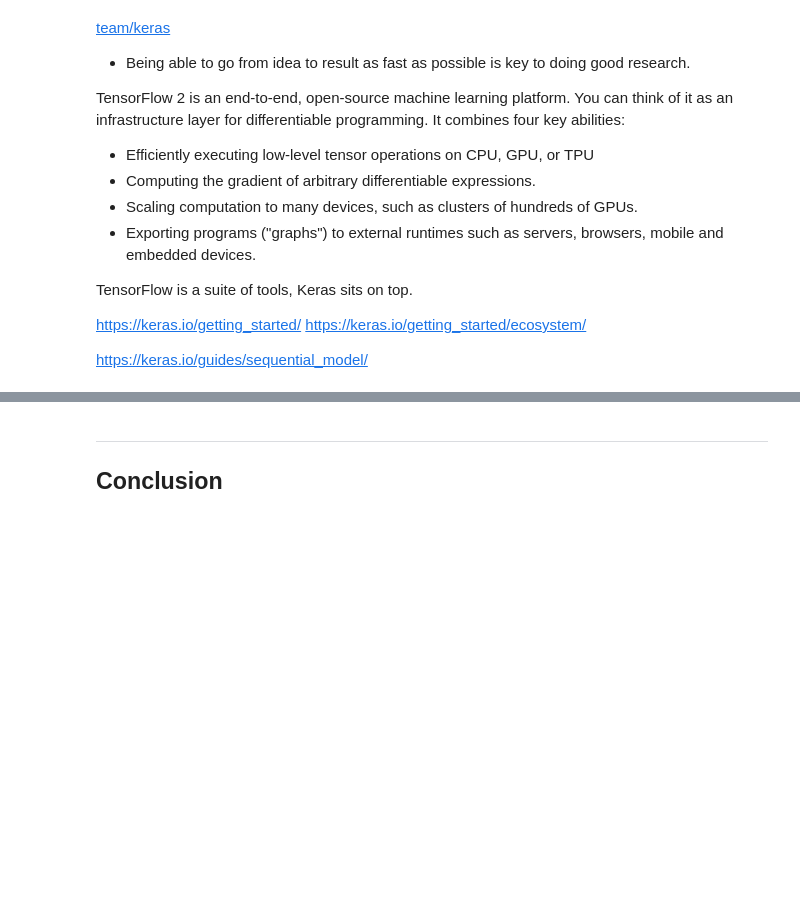
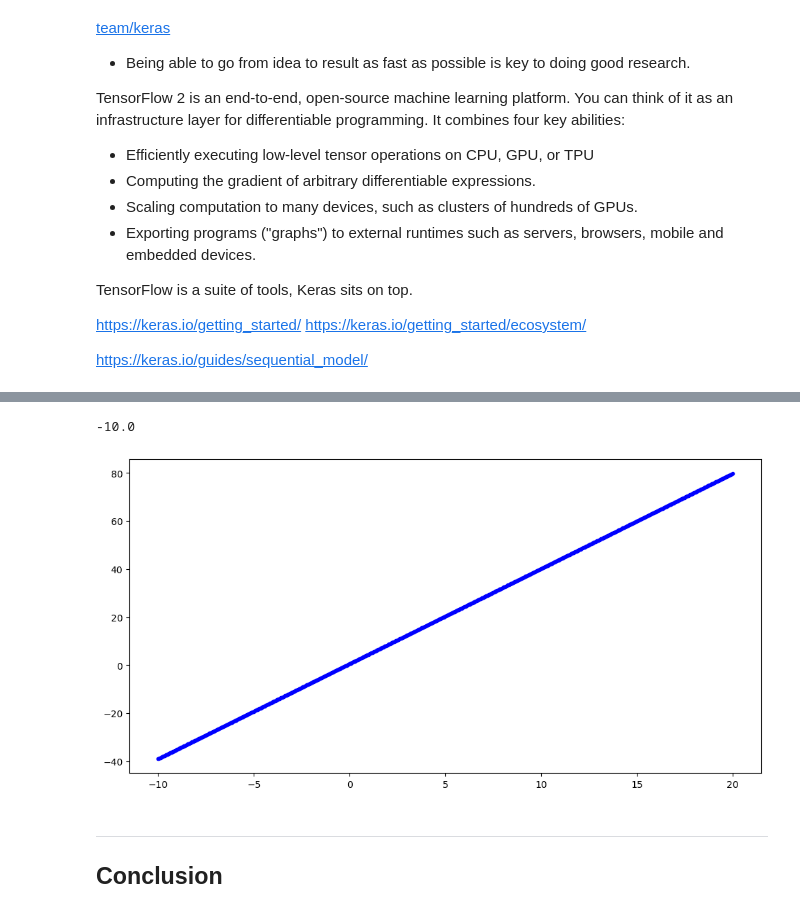
Before and after one commit to DPR-droid/2022_09_Machine_Learning_and_Statistics, a Jupyter notebook: Coursework/04_learning_V02.ipynb, the cells around one changed output, grey strips where cells are left out. Drawn from its saved outputs; the diff is of its cells as text; code cells hidden in the pictures; blank space fills up the shorter version.

Commit message:
Topic 4 Fix graph output

```diff
--- a/Coursework/04_learning_V02.ipynb
+++ b/Coursework/04_learning_V02.ipynb
@@ -300,0 +422,10 @@ Keras is much higher level, provides a easy way to not think about the tensorflo
+# %%
+# Real-world input values from data section above
+data_in = np.arange(1.0, 13.0, 1.0)
+
+# https://stackoverflow.com/a/47468541
+# issue with a Keras thinks as input values as an array, as we have only choosen 1 neuron
+# This creates an elements asindiviual arrays, think of it as Transposing a dataset means swapping so that the rows become a column
+data_in = data_in.reshape(-1, 1)
+
+data_in
@@ -300,0 +445,6 @@ Keras is much higher level, provides a easy way to not think about the tensorflo
+# %%
+# Real-world output values.
+# We have set the out data as 4 times the input with some noise
+# The number we should be aiming for is 4
+data_out = 4.0 * data_in + np.random.normal(0.0, 1.0, len(data_in.shape))
+data_out
@@ -300,0 +464,3 @@ Keras is much higher level, provides a easy way to not think about the tensorflo
+# %%
+# Train the neural network.
+model.fit(data_in, data_out, epochs=5, batch_size=32)
@@ -300,0 +479,6 @@ Keras is much higher level, provides a easy way to not think about the tensorflo
+# %%
+# Test input values.
+data_test = np.linspace(-10.0, 20.0, 1001).reshape(-1, 1)
+
+# Feed test values into neural network.
+preds = model.predict(data_test)
@@ -301,3 +487,18 @@ Keras is much higher level, provides a easy way to not think about the tensorflo
+# %%
+data_test.flatten()[0]
+# %% [output]
+-10.0
+# %%
+# Plot the values.
+fig, ax = plt.subplots(figsize=(12, 6))
+
+# Plot the original data set.
+# ax.plot(data_in.flatten(), data_out.flatten(), 'rx', label='Training')
+
+# Plot the predicted data set.
+ax.plot(data_test.flatten(), preds.flatten(), 'b.', label='Predictions');
+# %% [output]
+[figure, added]
 # %% [markdown]
 <hr style="border-top: 1px solid rgb(0, 91, 94);" />
 
```
Also changed, not shown: parts of 33 cells of this notebook.
